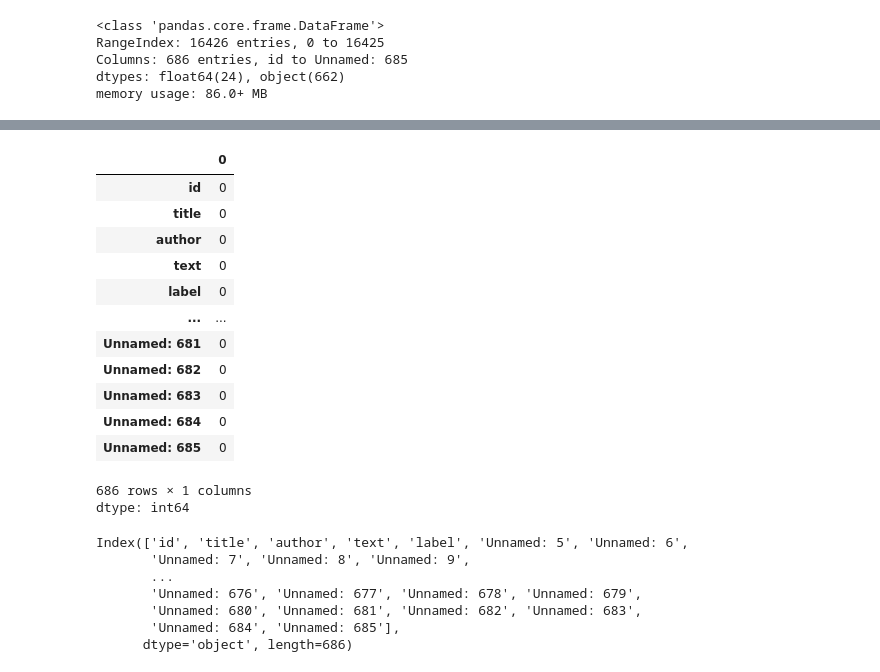
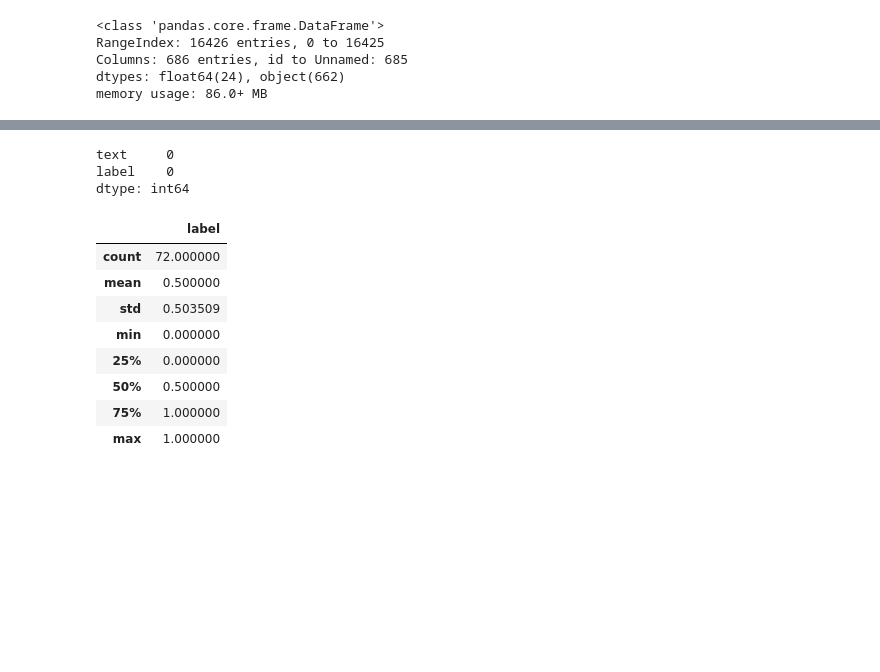
Before and after one commit to amishachand7/Fake-News-Prediction, a Jupyter notebook: Model_Training (1).ipynb, the cells around one changed output, grey strips where cells are left out. Cells and saved outputs as stored; diff of their text form; code cells hidden in the pictures; blank space fills up the shorter version.

```diff
--- a/Model_Training (1).ipynb
+++ b/Model_Training (1).ipynb
@@ -8,2 +14,2 @@ Mounted at /content/drive
 # %%
-df = pd.read_csv("/content/drive/MyDrive/train1.csv",encoding="ISO-8859-1")
+df = pd.read_csv("train1.csv",encoding="ISO-8859-1")
@@ -58,2 +38,0 @@ dtype: int64
-# %%
-df=df.fillna('')
@@ -60,27 +52,36 @@ df=df.fillna('')
+# %%
+# Drop completely empty rows
+df.dropna(how='all', inplace=True)
+
+# Drop rows with missing values in required columns
+df.dropna(subset=['text', 'label'], inplace=True)
+
+# Remove duplicates
+df.drop_duplicates(subset='text', inplace=True)
+
+# Ensure labels are either 0 or 1
+df = df[df['label'].isin([0, 1])]
+
+# Convert label to integer
+df['label'] = df['label'].astype(int)
+
+columns = ['text', 'label']
+df = df[columns]
 # %%
 df.isnull().sum()
 # %% [output]
-|  | 0 |
-| id | 0 |
-| title | 0 |
-| author | 0 |
-| text | 0 |
-| label | 0 |
-| ... | ... |
-| Unnamed: 681 | 0 |
-| Unnamed: 682 | 0 |
-| Unnamed: 683 | 0 |
-| Unnamed: 684 | 0 |
-| Unnamed: 685 | 0 |
-686 rows × 1 columns
+text     0
+label    0
 dtype: int64
 # %%
-df.columns
+df.describe()
 # %% [output]
-Index(['id', 'title', 'author', 'text', 'label', 'Unnamed: 5', 'Unnamed: 6',
-       'Unnamed: 7', 'Unnamed: 8', 'Unnamed: 9',
-       ...
-       'Unnamed: 676', 'Unnamed: 677', 'Unnamed: 678', 'Unnamed: 679',
-       'Unnamed: 680', 'Unnamed: 681', 'Unnamed: 682', 'Unnamed: 683',
-       'Unnamed: 684', 'Unnamed: 685'],
-      dtype='object', length=686)
+|  | label |
+| count | 72.000000 |
+| mean | 0.500000 |
+| std | 0.503509 |
+| min | 0.000000 |
+| 25% | 0.000000 |
+| 50% | 0.500000 |
+| 75% | 1.000000 |
+| max | 1.000000 |
```
Also changed, not shown: parts of 45 cells of this notebook, 9 other files.
